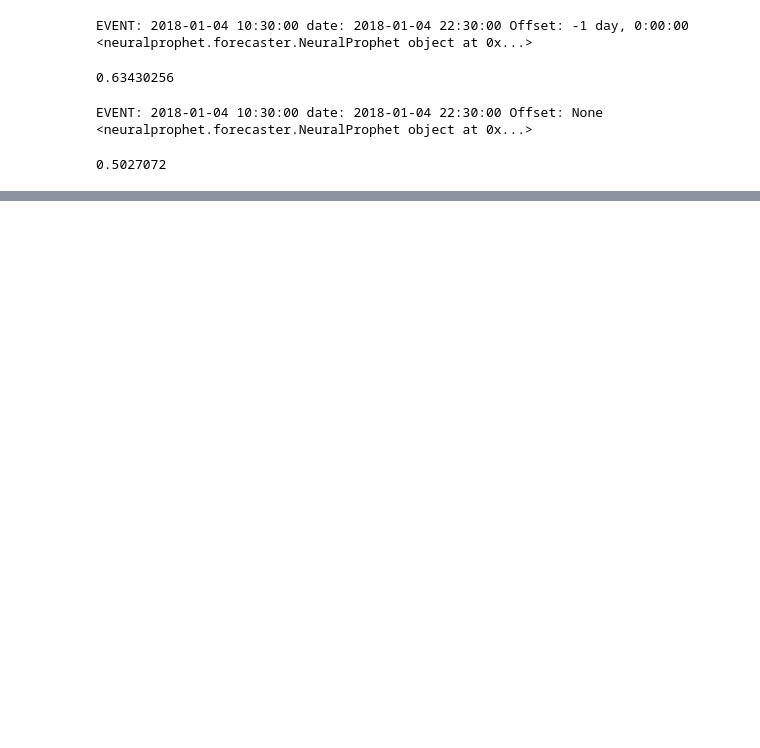
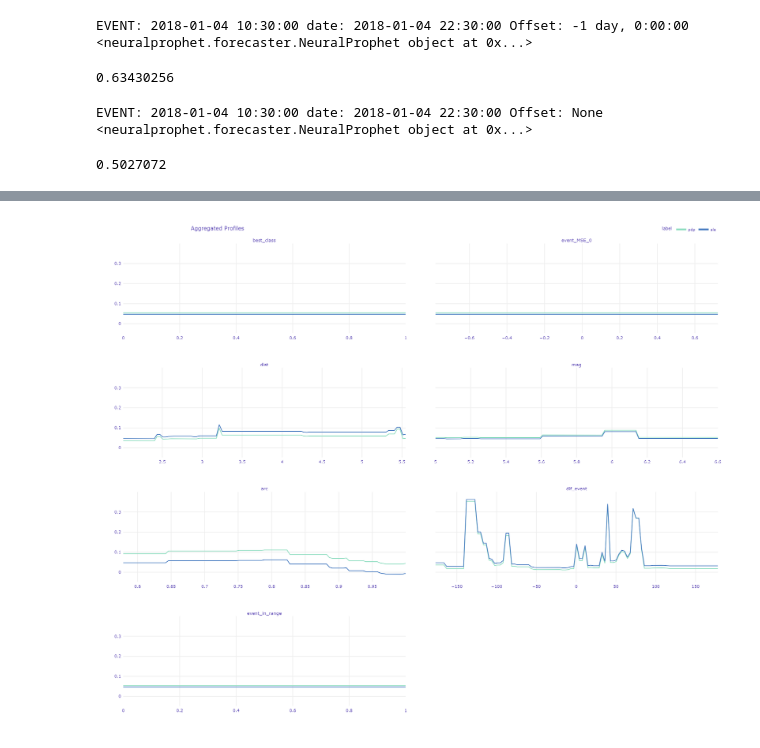
Before and after one commit to carloscanodomingo/NeuralProphetEQ, a Jupyter notebook: neuralProphet.ipynb, the cells around one changed output, grey strips where cells are left out. Drawn from its saved outputs; the diff is of its cells as text; code cells hidden in the pictures; blank space fills up the shorter version.

```diff
--- a/neuralProphet.ipynb
+++ b/neuralProphet.ipynb
@@ -1374,0 +612,6 @@ INFO - (NP.config.set_auto_batch_epoch) - Auto-set epochs to 63
+# %%
+pdp_num = exp_reg.model_profile(type = 'partial', label="pdp")
+ale_num = exp_reg.model_profile(type = 'accumulated', label="ale")
+pdp_num.plot(ale_num)
+# %% [output]
+[figure, added]
```
Also changed, not shown: parts of 105 cells of this notebook, 4 other files.
